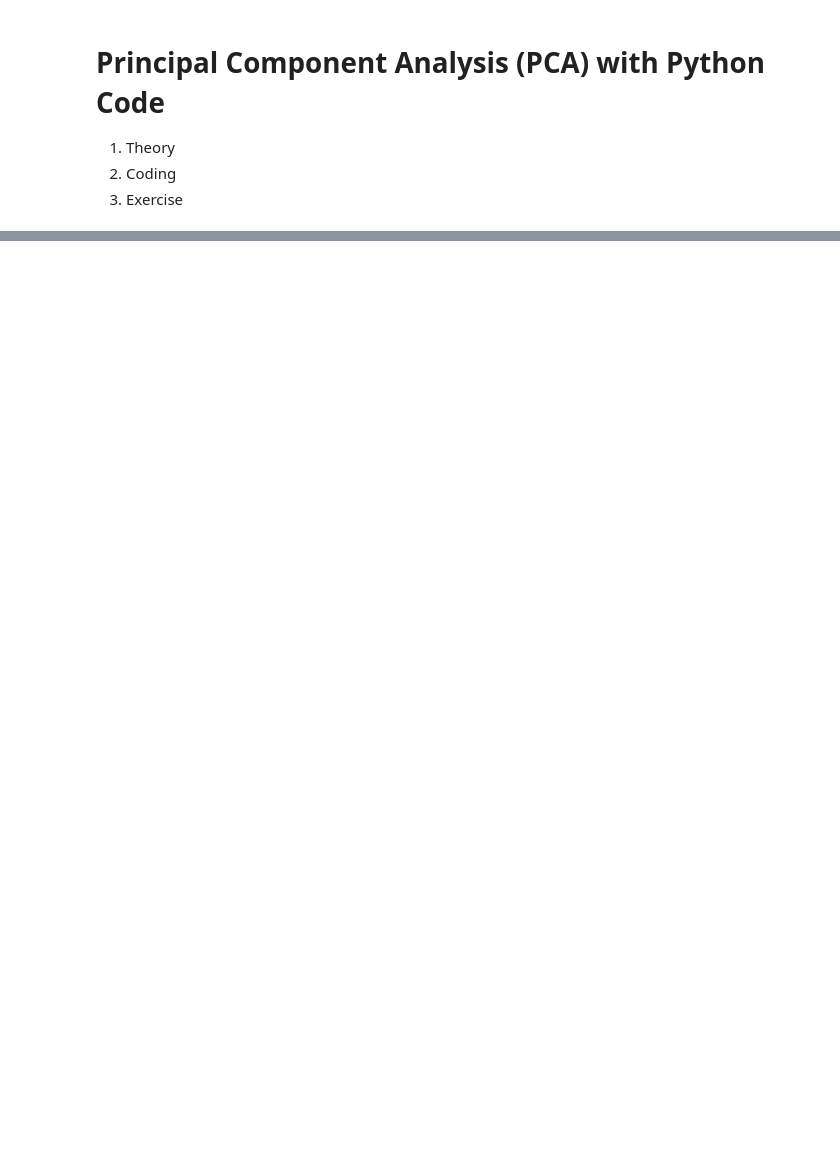
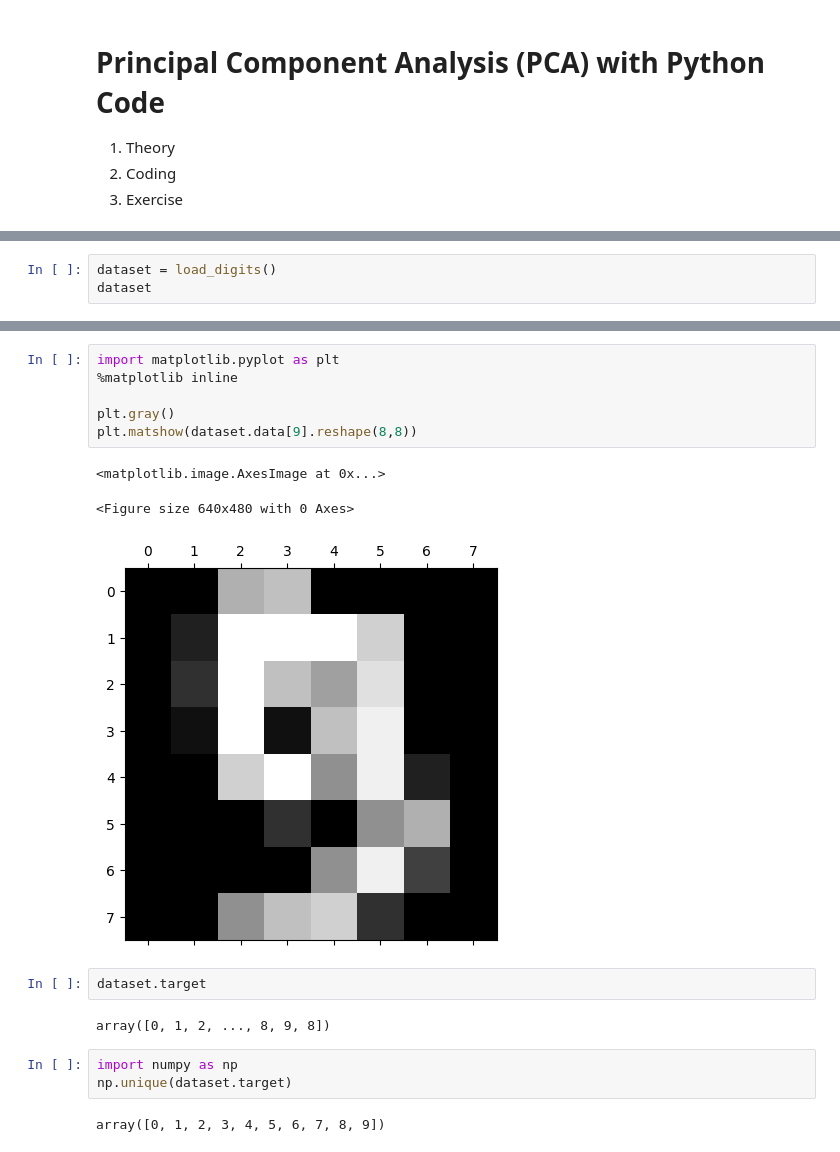
Before and after one commit to 99Hassam99/01_DATASCIENCE_ROADMAP, a Jupyter notebook: 10_Machine_Learning/18_Principal_Component_Analysis_PCA_.ipynb, the cells around one changed output, grey strips where cells are left out. Cells and saved outputs as stored; diff of their text form; blank space fills up the shorter version.

```diff
--- a/10_Machine_Learning/18_Principal_Component_Analysis_PCA_.ipynb
+++ b/10_Machine_Learning/18_Principal_Component_Analysis_PCA_.ipynb
@@ -38,0 +71,3 @@ In digits examples, lets assume we have 64 features out of that we are plotting
+# %%
+dataset = load_digits()
+dataset
@@ -38,0 +133,19 @@ In digits examples, lets assume we have 64 features out of that we are plotting
+# %%
+import matplotlib.pyplot as plt
+%matplotlib inline
+
+plt.gray()
+plt.matshow(dataset.data[9].reshape(8,8))
+# %% [output]
+<matplotlib.image.AxesImage at 0x...>
+<Figure size 640x480 with 0 Axes>
+[figure, added]
+# %%
+dataset.target
+# %% [output]
+array([0, 1, 2, ..., 8, 9, 8])
+# %%
+import numpy as np
+np.unique(dataset.target)
+# %% [output]
+array([0, 1, 2, 3, 4, 5, 6, 7, 8, 9])
```
Also changed, not shown: parts of 34 cells of this notebook.
